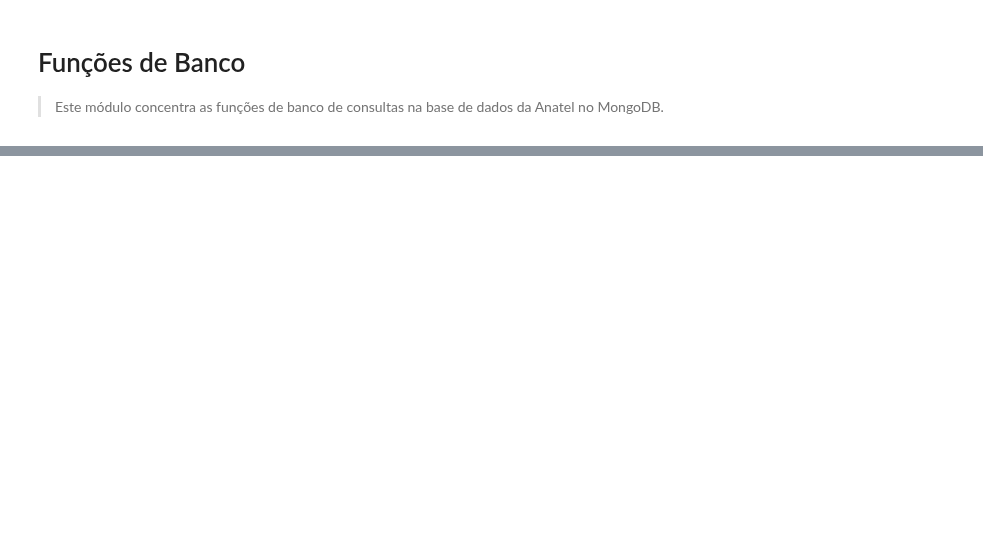
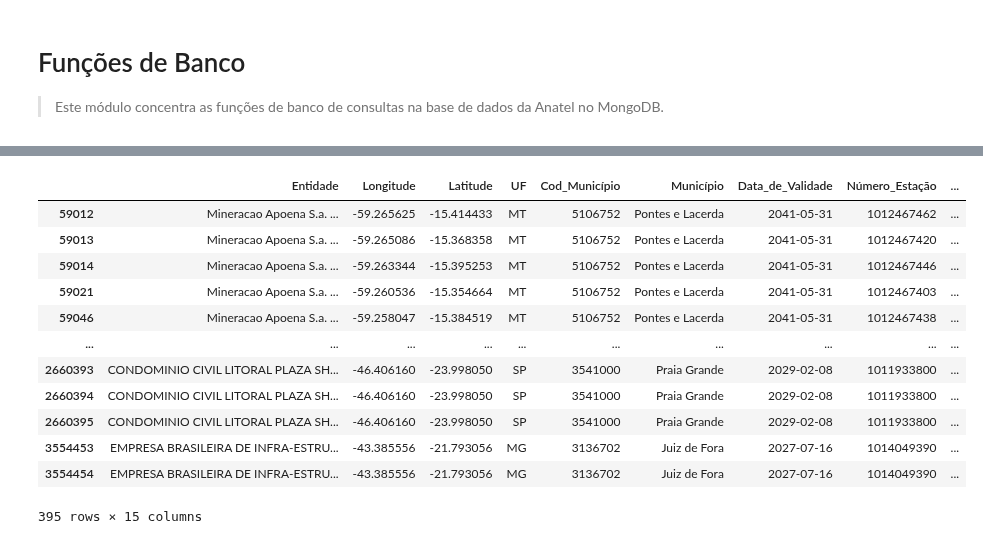
Before and after one commit to ronaldokun/anateldb, a Jupyter notebook: nbs/functionsdb.ipynb, the cells around one changed output, grey strips where cells are left out. Saved outputs shown, nothing was run; the diff lists cells and outputs as text; code cells hidden in the pictures; blank space fills up the shorter version.

```diff
--- a/nbs/functionsdb.ipynb
+++ b/nbs/functionsdb.ipynb
@@ -123,0 +159,16 @@ def consulta_telecom(mongo_client: MongoClient, # Objeto com o cliente para aces
+# %%
+df[df.Designacao_Emissão.str.contains(',')]
+# %% [output]
+|  | Entidade | Longitude | Latitude | UF | Cod_Município | Município | Data_de_Validade | Número_Estação | ... |
+| 59012 | Mineracao Apoena S.a. ... | -59.265625 | -15.414433 | MT | 5106752 | Pontes e Lacerda | 2041-05-31 | 1012467462 | ... |
+| 59013 | Mineracao Apoena S.a. ... | -59.265086 | -15.368358 | MT | 5106752 | Pontes e Lacerda | 2041-05-31 | 1012467420 | ... |
+| 59014 | Mineracao Apoena S.a. ... | -59.263344 | -15.395253 | MT | 5106752 | Pontes e Lacerda | 2041-05-31 | 1012467446 | ... |
+| 59021 | Mineracao Apoena S.a. ... | -59.260536 | -15.354664 | MT | 5106752 | Pontes e Lacerda | 2041-05-31 | 1012467403 | ... |
+| 59046 | Mineracao Apoena S.a. ... | -59.258047 | -15.384519 | MT | 5106752 | Pontes e Lacerda | 2041-05-31 | 1012467438 | ... |
+| ... | ... | ... | ... | ... | ... | ... | ... | ... | ... |
+| 2660393 | CONDOMINIO CIVIL LITORAL PLAZA SH... | -46.406160 | -23.998050 | SP | 3541000 | Praia Grande | 2029-02-08 | 1011933800 | ... |
+| 2660394 | CONDOMINIO CIVIL LITORAL PLAZA SH... | -46.406160 | -23.998050 | SP | 3541000 | Praia Grande | 2029-02-08 | 1011933800 | ... |
+| 2660395 | CONDOMINIO CIVIL LITORAL PLAZA SH... | -46.406160 | -23.998050 | SP | 3541000 | Praia Grande | 2029-02-08 | 1011933800 | ... |
+| 3554453 | EMPRESA BRASILEIRA DE INFRA-ESTRU... | -43.385556 | -21.793056 | MG | 3136702 | Juiz de Fora | 2027-07-16 | 1014049390 | ... |
+| 3554454 | EMPRESA BRASILEIRA DE INFRA-ESTRU... | -43.385556 | -21.793056 | MG | 3136702 | Juiz de Fora | 2027-07-16 | 1014049390 | ... |
+395 rows × 15 columns
```
Also changed, not shown: parts of 17 cells of this notebook, 10 other files.
